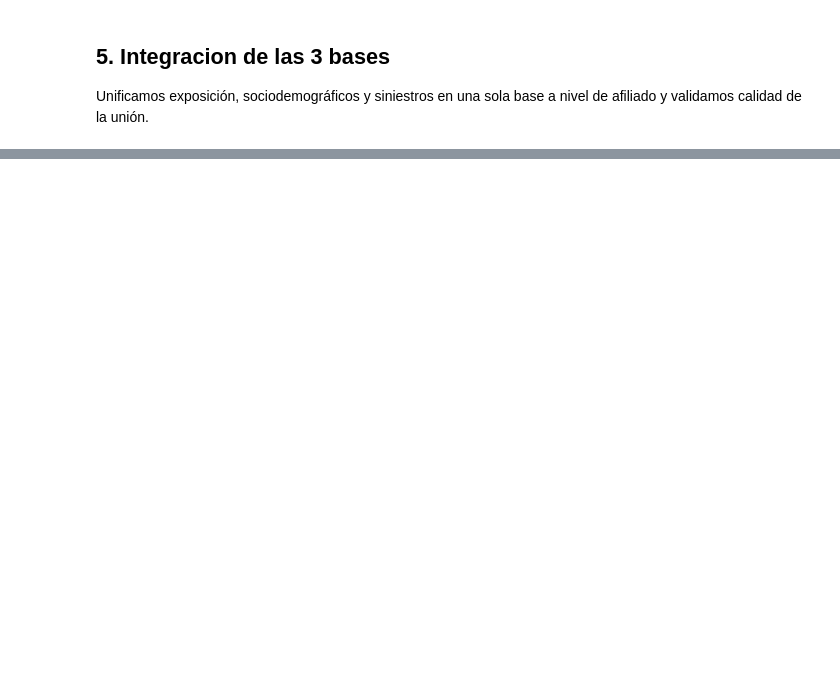
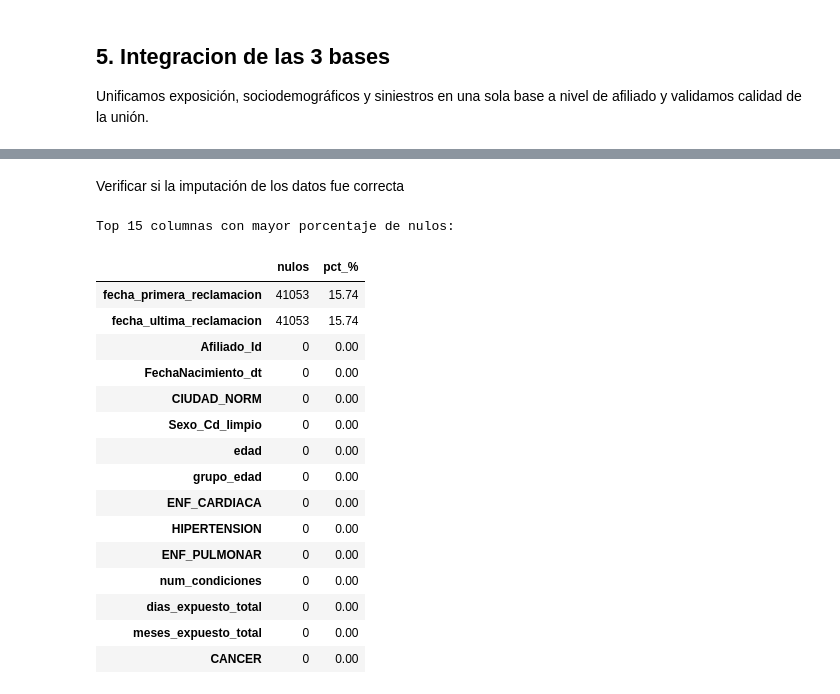
Before and after one commit to yacuervo18/Proyecto_Analitica_II, a Jupyter notebook: src/UdeA_Insurance_Avance1.ipynb, the cells around one changed output, grey strips where cells are left out. Cells and saved outputs as stored; diff of their text form; code cells hidden in the pictures; blank space fills up the shorter version.

```diff
--- a/src/UdeA_Insurance_Avance1.ipynb
+++ b/src/UdeA_Insurance_Avance1.ipynb
@@ -773,0 +957,24 @@ display(df_modelo_base.head(10))
+# %%
+# Imputacion de variables de exposicion con trazabilidad
+# Aplica a df_modelo_para_tarifacion (219,800 registros con exposición)
+
+cols_exposicion = ['meses_expuesto_total', 'n_polizas']
+
+# Bandera para identificar afiliados sin match en exposicion
+# (util para EDA y para explicar decisiones de imputacion)
+df_modelo_para_tarifacion['sin_exposicion_match'] = df_modelo_para_tarifacion[cols_exposicion].isna().any(axis=1).astype(int)
+
+print('Afiliados sin match en exposicion (en base de tarifación):', int(df_modelo_para_tarifacion['sin_exposicion_match'].sum()))
+
+# Imputacion conservadora: si no hay exposicion en el cruce, asumir 0
+df_modelo_para_tarifacion[cols_exposicion] = df_modelo_para_tarifacion[cols_exposicion].fillna(0)
+
+# Tipos esperados
+df_modelo_para_tarifacion['n_polizas'] = df_modelo_para_tarifacion['n_polizas'].astype(int)
+
+print('Imputacion de exposicion aplicada a base para tarifación.')
+print('Nulos restantes en exposicion:', int(df_modelo_para_tarifacion[cols_exposicion].isna().sum().sum()))
+print(f'\nBase final para tarifación: {len(df_modelo_para_tarifacion):,} registros')
+print('Variables listas para análisis exploratorio y modelado.')
+display(df_modelo_para_tarifacion[cols_exposicion + ['sin_exposicion_match']].head(10))
+print('Variables listas para análisis exploratorio y modelado.')
@@ -773,0 +1000,28 @@ display(df_modelo_base.head(10))
+# %% [markdown]
+Verificar si la imputación de los datos fue correcta
+# %%
+resumen_nulos_final = pd.DataFrame({
+    'nulos': df_modelo_para_tarifacion.isna().sum(),
+    'pct_%': (df_modelo_para_tarifacion.isna().mean() * 100).round(2)
+}).sort_values('pct_%', ascending=False)
+
+print('\nTop 15 columnas con mayor porcentaje de nulos:')
+display(resumen_nulos_final.head(15))
+# %% [output]
+Top 15 columnas con mayor porcentaje de nulos:
+|  | nulos | pct_% |
+| fecha_primera_reclamacion | 41053 | 15.74 |
+| fecha_ultima_reclamacion | 41053 | 15.74 |
+| Afiliado_Id | 0 | 0.00 |
+| FechaNacimiento_dt | 0 | 0.00 |
+| CIUDAD_NORM | 0 | 0.00 |
+| Sexo_Cd_limpio | 0 | 0.00 |
+| edad | 0 | 0.00 |
+| grupo_edad | 0 | 0.00 |
+| ENF_CARDIACA | 0 | 0.00 |
+| HIPERTENSION | 0 | 0.00 |
+| ENF_PULMONAR | 0 | 0.00 |
+| num_condiciones | 0 | 0.00 |
+| dias_expuesto_total | 0 | 0.00 |
+| meses_expuesto_total | 0 | 0.00 |
+| CANCER | 0 | 0.00 |
```
Also changed, not shown: parts of 7 cells of this notebook.
